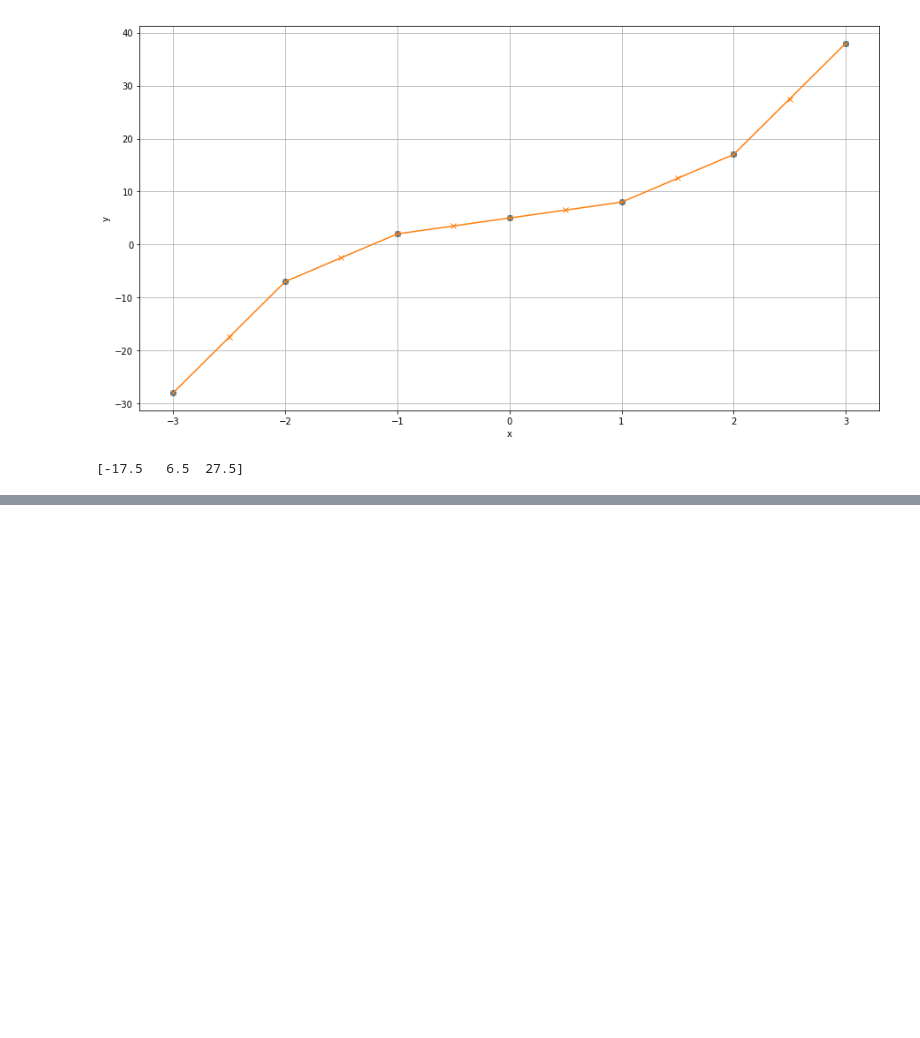
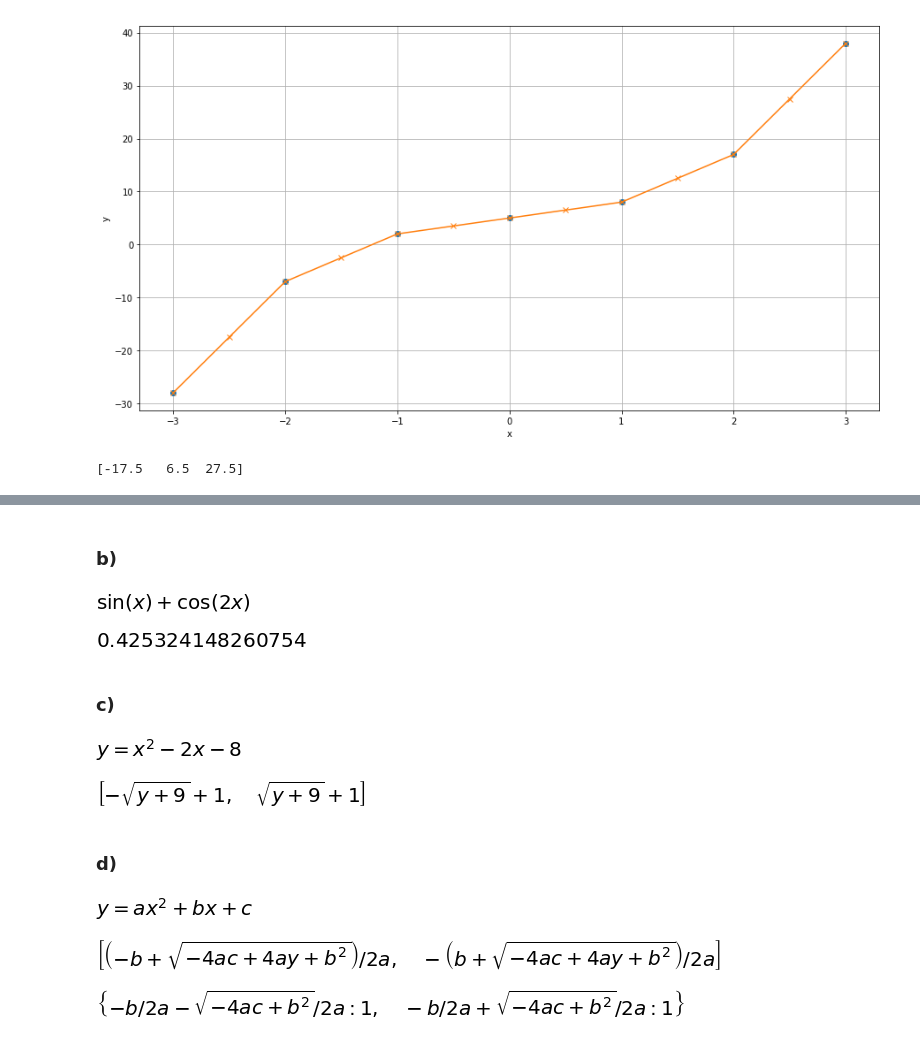
Before and after one commit to jqnoc/scientific-python, a Jupyter notebook: exercises.ipynb, the cells around one changed output, grey strips where cells are left out. Saved outputs shown, nothing was run; the diff lists cells and outputs as text; code cells hidden in the pictures; blank space fills up the shorter version.

```diff
--- a/exercises.ipynb
+++ b/exercises.ipynb
@@ -482,0 +502,14 @@ print(yinterp)
+# %% [markdown]
+### b)
+# %%
+b = sin(x) + cos(2*x)
+b
+# %% [output]
+[figure, added]
+# %%
+b = b.subs({x:1})
+b.n()
+# %% [output]
+[figure, added]
+# %% [markdown]
+### c)
@@ -482,0 +518,10 @@ print(yinterp)
+# %%
+Eq(y, x**2 - 2*x - 8)
+# %% [output]
+[figure, added]
+# %%
+solve(Eq(y, x**2 - 2*x - 8),x)
+# %% [output]
+[figure, added]
+# %% [markdown]
+### d)
@@ -482,0 +530,12 @@ print(yinterp)
+# %%
+Eq(y, a*(x**2) + b*x + c)
+# %% [output]
+[figure, added]
+# %%
+solve(Eq(y, a*(x**2) + b*x + c),x)
+# %% [output]
+[figure, added]
+# %%
+roots(a*(x**2) + b*x + c, x)
+# %% [output]
+[figure, added]
```
Also changed, not shown: parts of 101 cells of this notebook, 1 other file.
